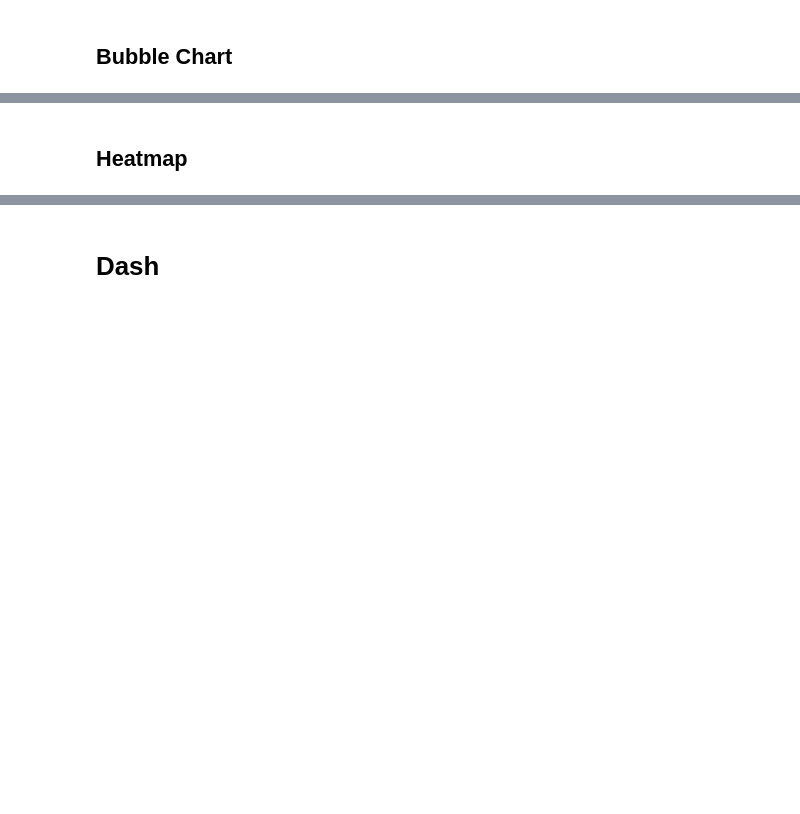
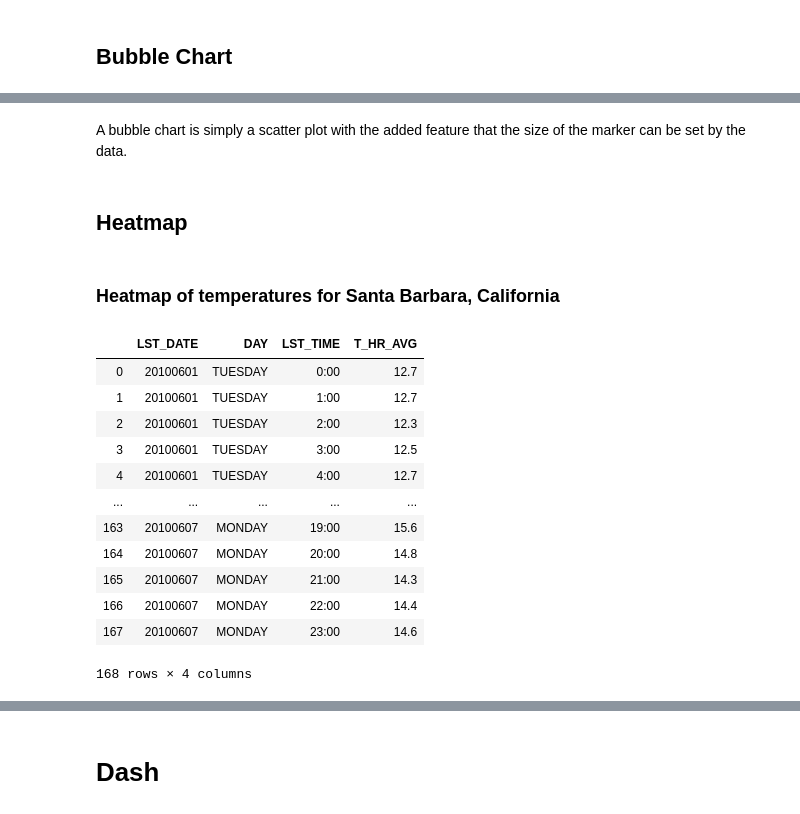
Before and after one commit to paiboon15721/clusterkit-dash-training, a Jupyter notebook: notebook/Plotly & Dash Overview.ipynb, the cells around one changed output, grey strips where cells are left out. Drawn from its saved outputs; the diff is of its cells as text; code cells hidden in the pictures; blank space fills up the shorter version.

```diff
--- a/notebook/Plotly & Dash Overview.ipynb
+++ b/notebook/Plotly & Dash Overview.ipynb
@@ -745,2 +880,23 @@ fig.show()
+# %% [markdown]
+A bubble chart is simply a scatter plot with the added feature that the size of the marker can be set by the data.
 # %% [markdown]
 ## Heatmap
+# %% [markdown]
+### Heatmap of temperatures for Santa Barbara, California
+# %%
+df = pd.read_csv('https://raw.githubusercontent.com/paiboon15721/clusterkit-dash-training/master/dataset/2010SantaBarbaraCA.csv')
+df
+# %% [output]
+|  | LST_DATE | DAY | LST_TIME | T_HR_AVG |
+| 0 | 20100601 | TUESDAY | 0:00 | 12.7 |
+| 1 | 20100601 | TUESDAY | 1:00 | 12.7 |
+| 2 | 20100601 | TUESDAY | 2:00 | 12.3 |
+| 3 | 20100601 | TUESDAY | 3:00 | 12.5 |
+| 4 | 20100601 | TUESDAY | 4:00 | 12.7 |
+| ... | ... | ... | ... | ... |
+| 163 | 20100607 | MONDAY | 19:00 | 15.6 |
+| 164 | 20100607 | MONDAY | 20:00 | 14.8 |
+| 165 | 20100607 | MONDAY | 21:00 | 14.3 |
+| 166 | 20100607 | MONDAY | 22:00 | 14.4 |
+| 167 | 20100607 | MONDAY | 23:00 | 14.6 |
+168 rows × 4 columns
```
Also changed, not shown: parts of 21 cells of this notebook.
